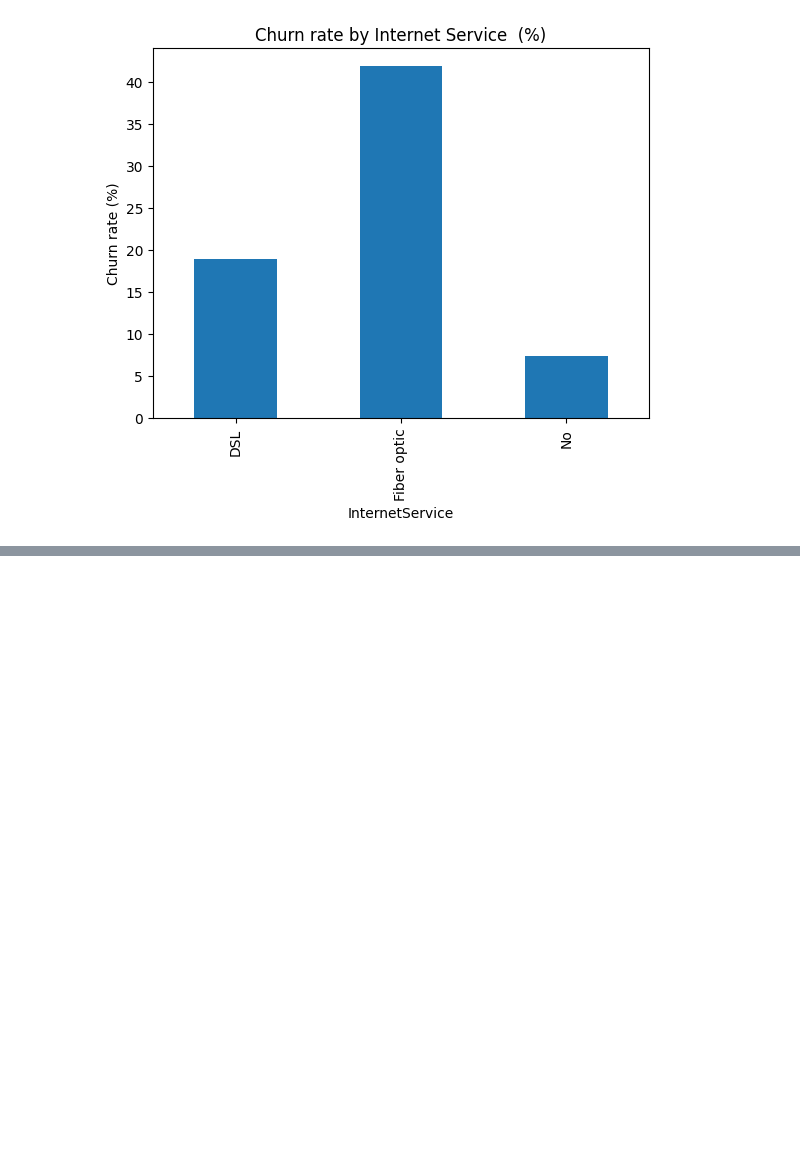
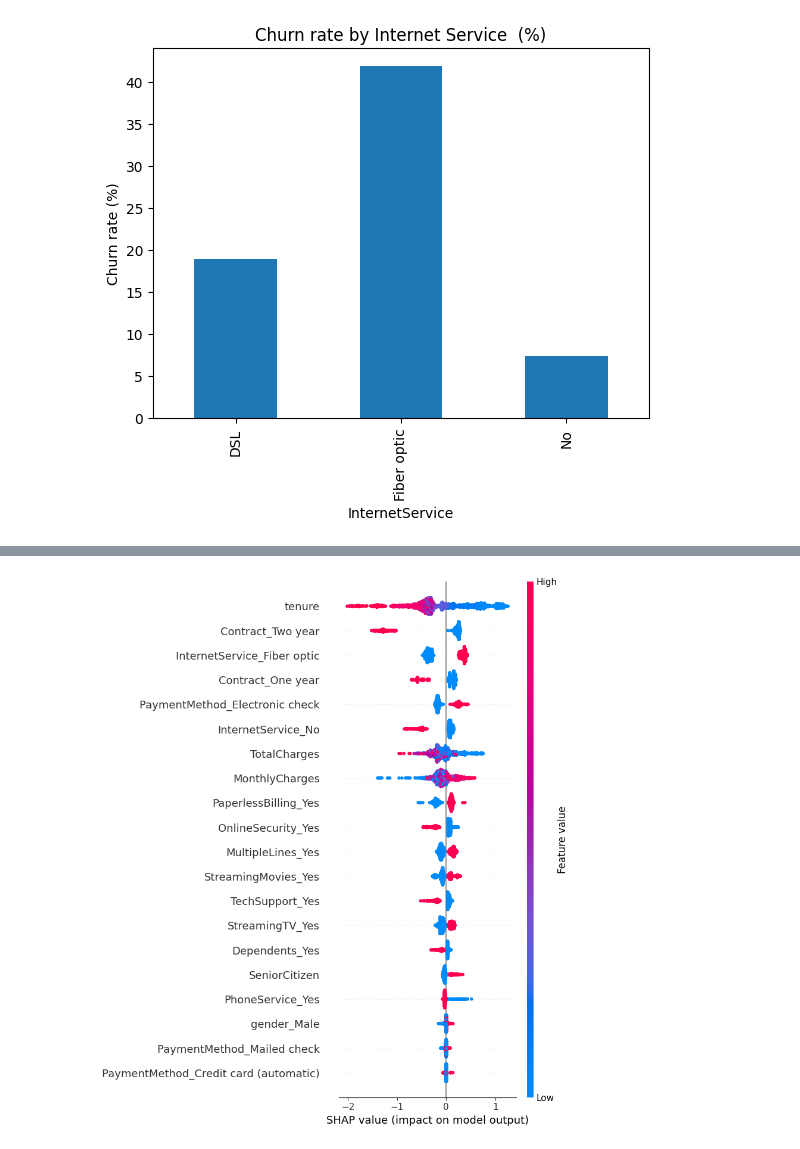
Before and after one commit to yehiaelsalmi/telecom-churn-prediction, a Jupyter notebook: telco-churn.ipynb, the cells around one changed output, grey strips where cells are left out. Saved outputs shown, nothing was run; the diff lists cells and outputs as text; code cells hidden in the pictures; blank space fills up the shorter version.

```diff
--- a/telco-churn.ipynb
+++ b/telco-churn.ipynb
@@ -245,0 +381,4 @@ plt.show()
+# %%
+shap.summary_plot(shap_values, X_test_f)
+# %% [output]
+[figure, added]
```
Also changed, not shown: parts of 21 cells of this notebook.
